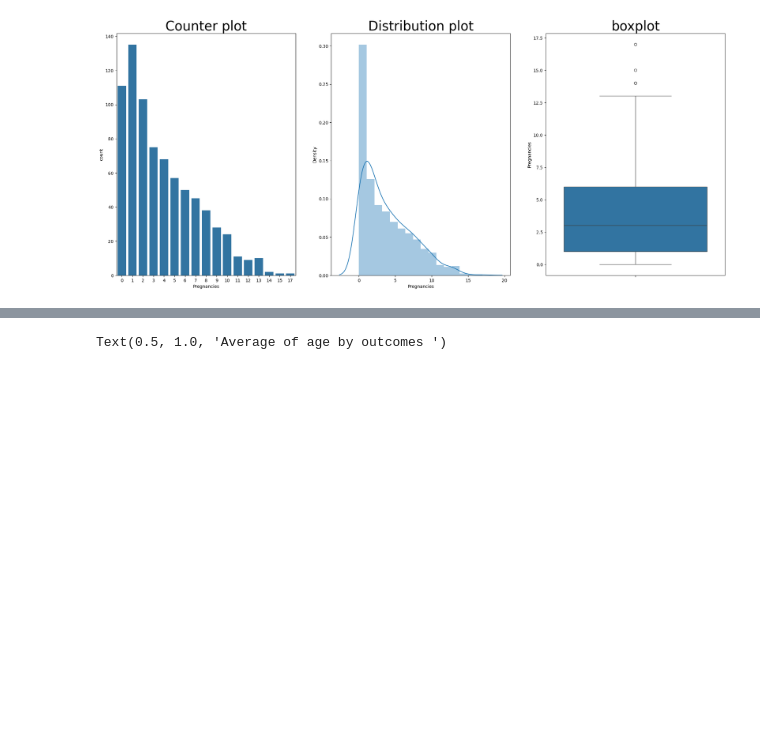
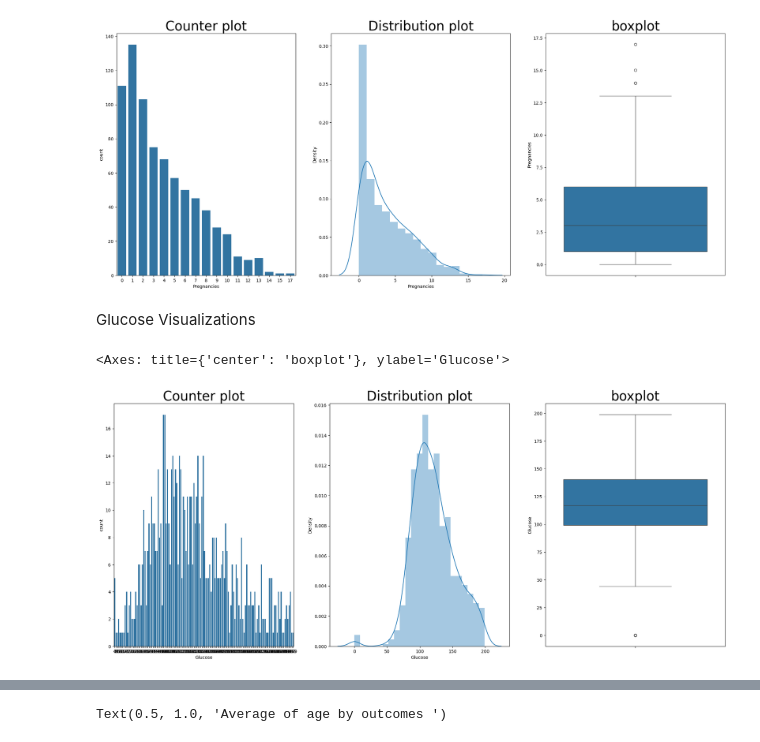
Before and after one commit to Captain-G/DiabetesDiagnosis, a Jupyter notebook: diabetes_detection.ipynb, the cells around one changed output, grey strips where cells are left out. Drawn from its saved outputs; the diff is of its cells as text; code cells hidden in the pictures; blank space fills up the shorter version.

```diff
--- a/diabetes_detection.ipynb
+++ b/diabetes_detection.ipynb
@@ -132,3 +135,19 @@ sns.boxplot(y=df.Pregnancies)
 # %% [output]
 <Axes: title={'center': 'boxplot'}, ylabel='Pregnancies'>
 [figure]
+# %% [markdown]
+Glucose Visualizations
+# %%
+plt.figure(figsize=(25,10))
+plt.subplot(1,3,1)
+plt.title('Counter plot',fontsize=30)
+sns.countplot(x='Glucose',data=df)
+plt.subplot(1,3,2)
+plt.title('Distribution plot',fontsize=30)
+sns.distplot(df.Glucose)
+plt.subplot(1,3,3)
+plt.title('boxplot',fontsize=30)
+sns.boxplot(y=df.Glucose)
+# %% [output]
+<Axes: title={'center': 'boxplot'}, ylabel='Glucose'>
+[figure, added]
```
Also changed, not shown: parts of 16 cells of this notebook.
